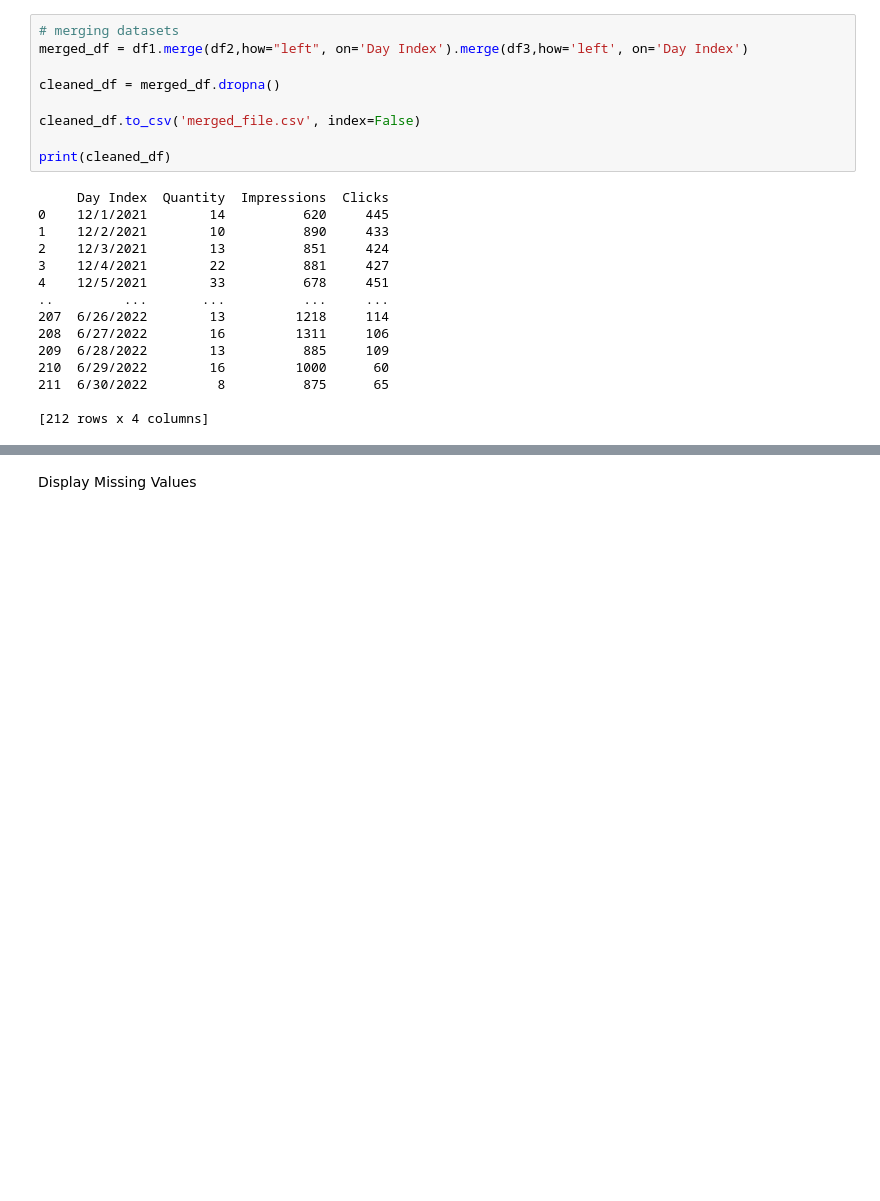
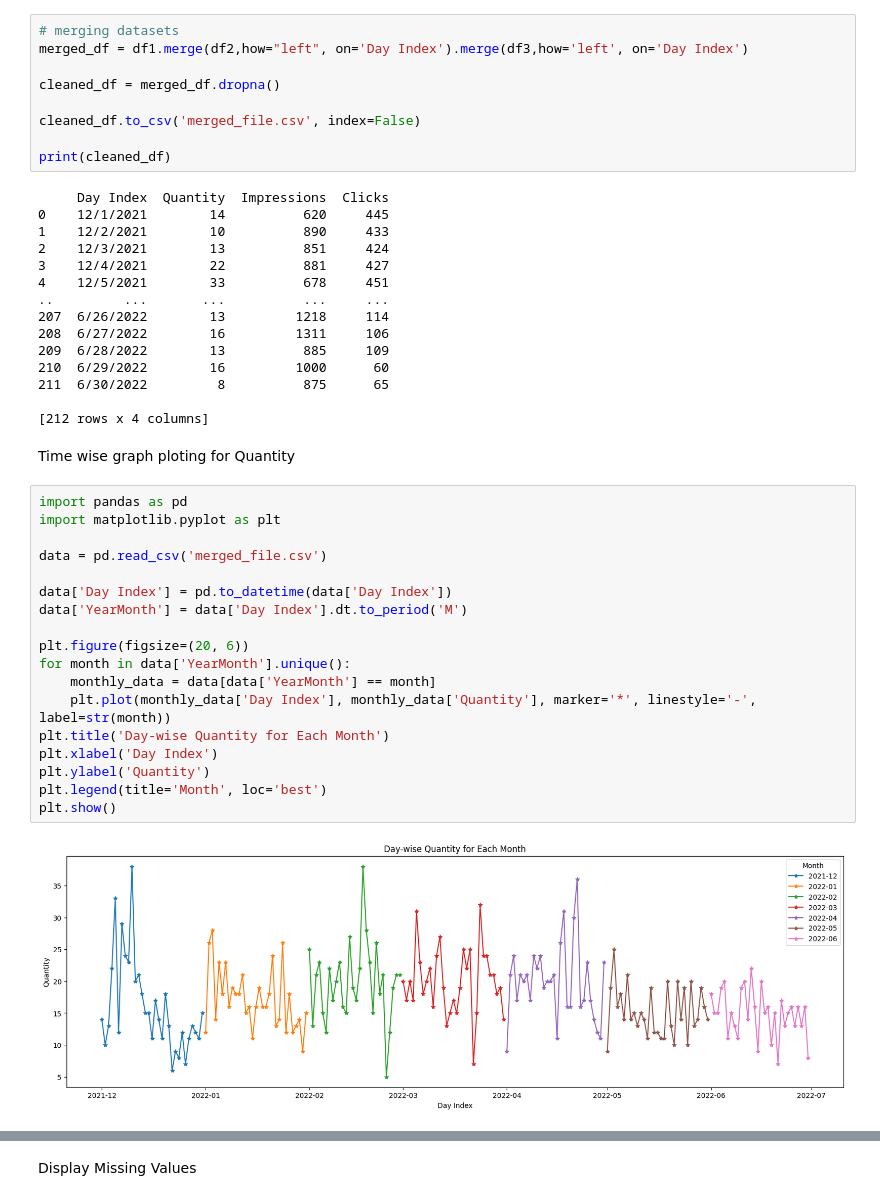
Before and after one commit to UdaySankarDe/UdaySankar-Infosys-Nov24, a Jupyter notebook: FutureCart.ipynb, the cells around one changed output, grey strips where cells are left out. Cells and saved outputs as stored; diff of their text form; blank space fills up the shorter version.

```diff
--- a/FutureCart.ipynb
+++ b/FutureCart.ipynb
@@ -80,3 +80,25 @@ print(cleaned_df)
 211  6/30/2022         8          875      65
 
 [212 rows x 4 columns]
+# %% [markdown]
+Time wise graph ploting for Quantity
+# %%
+import pandas as pd
+import matplotlib.pyplot as plt
+
+data = pd.read_csv('merged_file.csv')
+
+data['Day Index'] = pd.to_datetime(data['Day Index'])
+data['YearMonth'] = data['Day Index'].dt.to_period('M')
+
+plt.figure(figsize=(20, 6))
+for month in data['YearMonth'].unique():
+    monthly_data = data[data['YearMonth'] == month]
+    plt.plot(monthly_data['Day Index'], monthly_data['Quantity'], marker='*', linestyle='-', label=str(month))
+plt.title('Day-wise Quantity for Each Month')
+plt.xlabel('Day Index')
+plt.ylabel('Quantity')
+plt.legend(title='Month', loc='best')
+plt.show()
+# %% [output]
+[figure, added]
```
Also changed, not shown: parts of 45 cells of this notebook.
